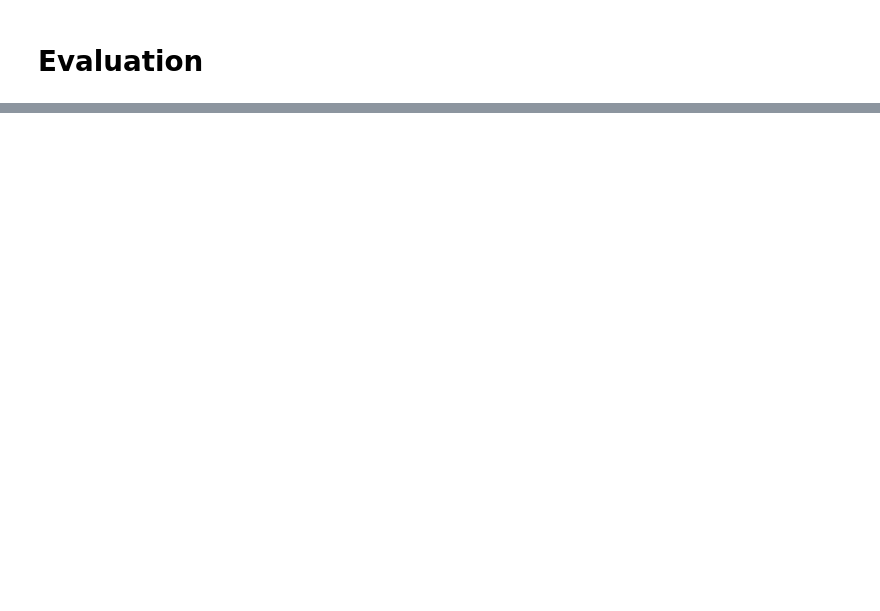
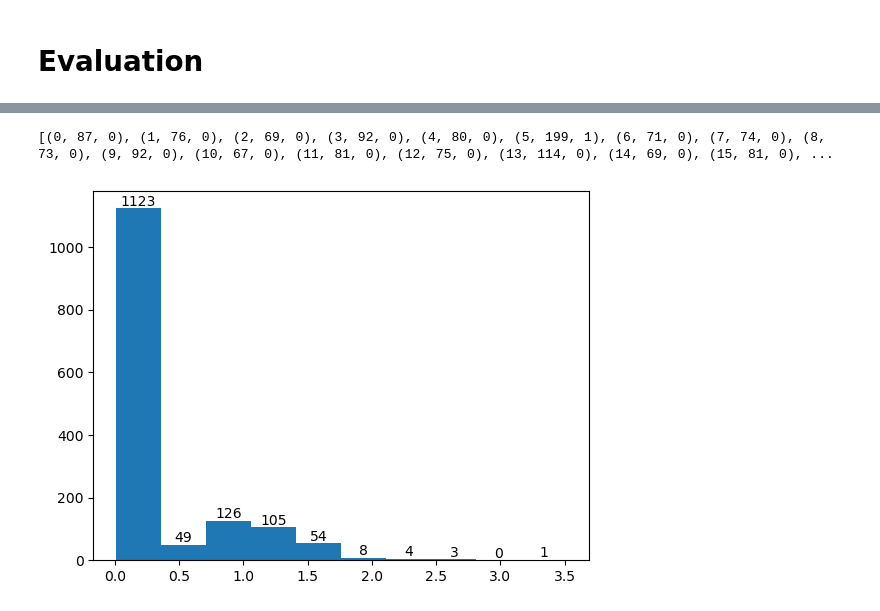
Before and after one commit to YC0806/2023-Yuchen, a Jupyter notebook: Demo_TGAE2_GRUConv_Batched.ipynb, the cells around one changed output, grey strips where cells are left out. Saved outputs shown, nothing was run; the diff lists cells and outputs as text; code cells hidden in the pictures; blank space fills up the shorter version.

```diff
--- a/Demo_TGAE2_GRUConv_Batched.ipynb
+++ b/Demo_TGAE2_GRUConv_Batched.ipynb
@@ -1035,14 +1100,17 @@ for i_signal,(self, snapshot_losses, annotation) in enumerate(zip(signals_val, s
 # %%
-for snapshot_losses, y in zip(snapshot_losses_list,y_val):
+for signal, snapshot_losses in zip(signals_val, snapshot_losses_list):
 #     print(snapshot_losses)
-    print([(i_snapshot, len(loss),int(label)) for i_snapshot, (loss, label) in enumerate(zip(snapshot_losses, y))])
+    print([(i_snapshot, len(loss),int(label)) for i_snapshot, (loss, label) in enumerate(zip(snapshot_losses, signal.y))])
     loss_list = []
     for losses in snapshot_losses:
         loss_list += list(losses)
     counts, edges, bars = plt.hist(loss_list)
     plt.bar_label(bars)
     plt.show()
     break
+# %% [output]
+[(0, 87, 0), (1, 76, 0), (2, 69, 0), (3, 92, 0), (4, 80, 0), (5, 199, 1), (6, 71, 0), (7, 74, 0), (8, 73, 0), (9, 92, 0), (10, 67, 0), (11, 81, 0), (12, 75, 0), (13, 114, 0), (14, 69, 0), (15, 81, 0), ...
+[figure, added]
 # %%
 counts, edges, bars = plt.hist(snapshot_losses_list[0][5],bins=20)
 plt.bar_label(bars)
```
Also changed, not shown: parts of 54 cells of this notebook.
